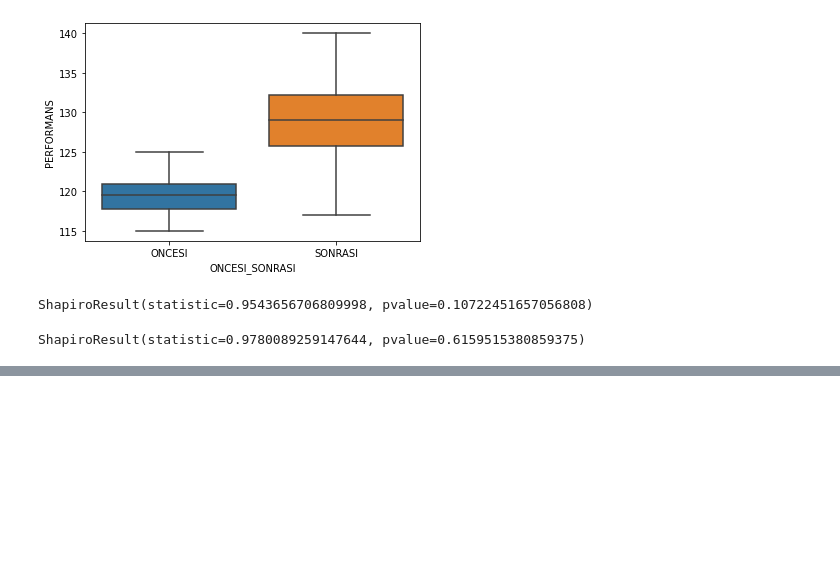
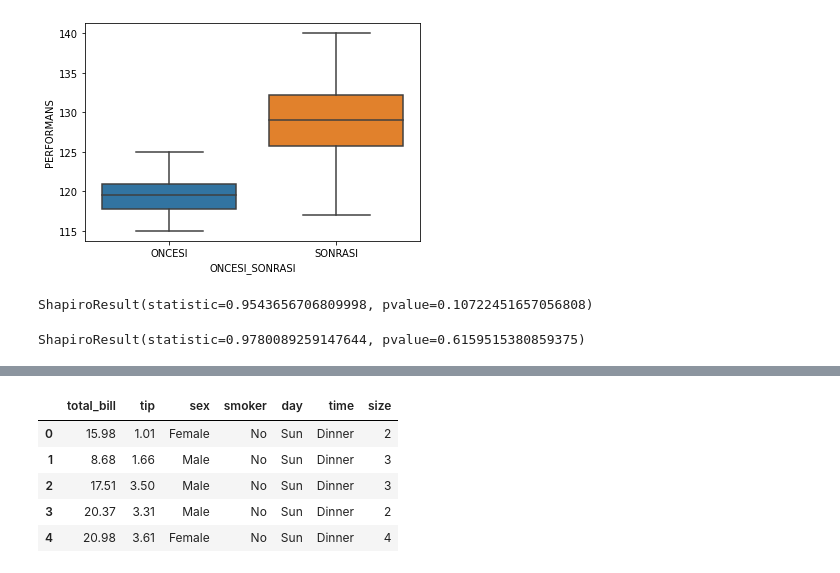
Before and after one commit to tacettinkustu/Data-Analysis, a Jupyter notebook: Statistics For Data Science/hypothesis_testing.ipynb, the cells around one changed output, grey strips where cells are left out. Saved outputs shown, nothing was run; the diff lists cells and outputs as text; code cells hidden in the pictures; blank space fills up the shorter version.

```diff
--- a/Statistics For Data Science/hypothesis_testing.ipynb
+++ b/Statistics For Data Science/hypothesis_testing.ipynb
@@ -299,0 +410,9 @@ ShapiroResult(statistic=0.9780089259147644, pvalue=0.6159515380859375)
+# %%
+df.head()
+# %% [output]
+|  | total_bill | tip | sex | smoker | day | time | size |
+| 0 | 15.98 | 1.01 | Female | No | Sun | Dinner | 2 |
+| 1 | 8.68 | 1.66 | Male | No | Sun | Dinner | 3 |
+| 2 | 17.51 | 3.50 | Male | No | Sun | Dinner | 3 |
+| 3 | 20.37 | 3.31 | Male | No | Sun | Dinner | 2 |
+| 4 | 20.98 | 3.61 | Female | No | Sun | Dinner | 4 |
```
Also changed, not shown: parts of 31 cells of this notebook.
